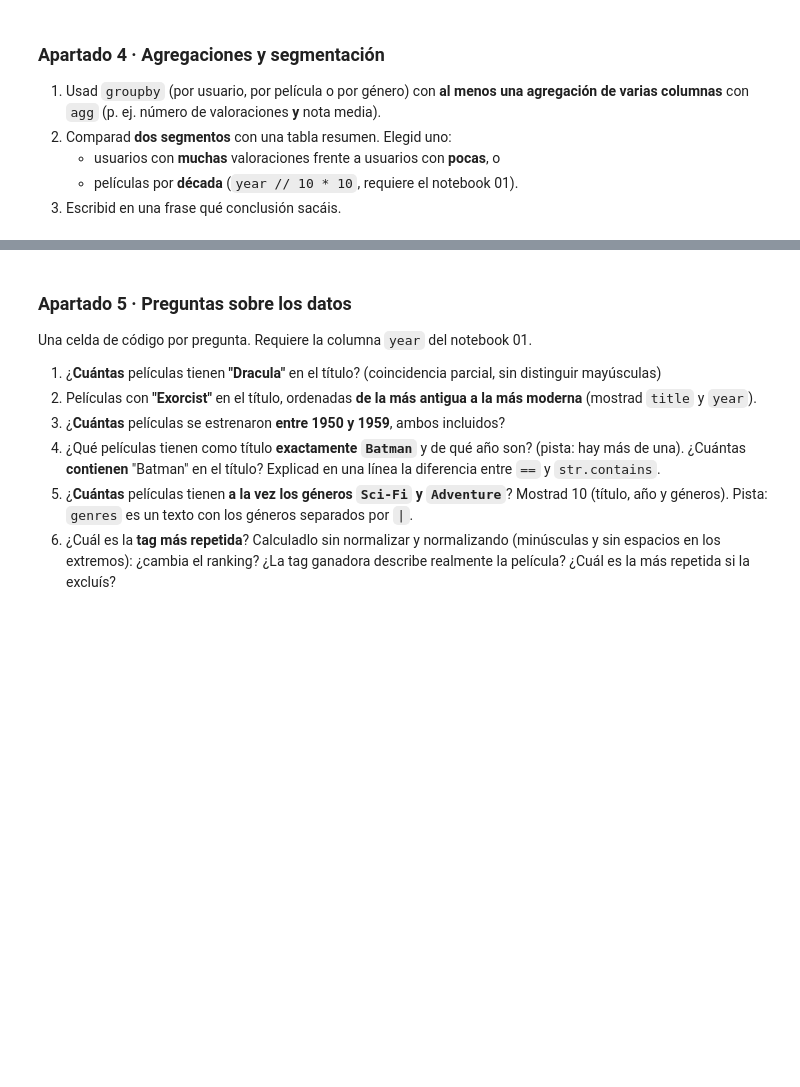
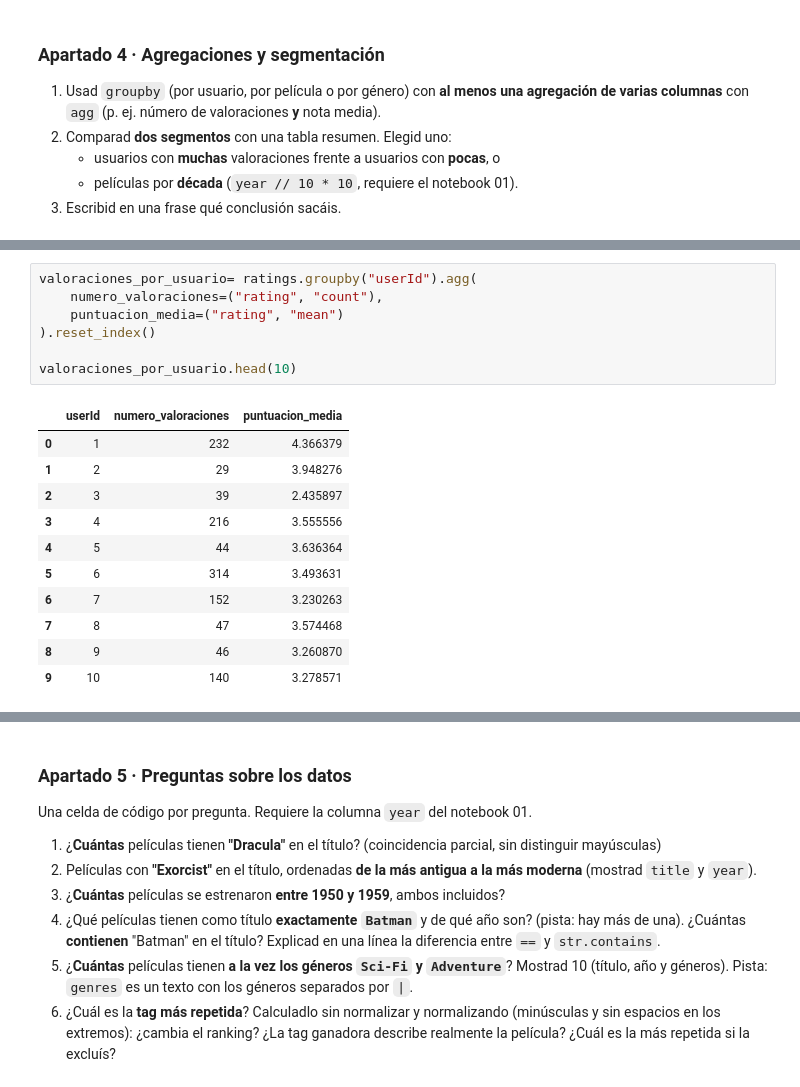
Before and after one commit to txabeRito/tc-catalogo-peliculas, a Jupyter notebook: 02_analisis.ipynb, the cells around one changed output, grey strips where cells are left out. Cells and saved outputs as stored; diff of their text form; blank space fills up the shorter version.

```diff
--- a/02_analisis.ipynb
+++ b/02_analisis.ipynb
@@ -61,0 +184,19 @@ print(movies.shape, ratings.shape, tags.shape)
+# %%
+valoraciones_por_usuario= ratings.groupby("userId").agg(
+    numero_valoraciones=("rating", "count"),
+    puntuacion_media=("rating", "mean")
+).reset_index()
+
+valoraciones_por_usuario.head(10)
+# %% [output]
+|  | userId | numero_valoraciones | puntuacion_media |
+| 0 | 1 | 232 | 4.366379 |
+| 1 | 2 | 29 | 3.948276 |
+| 2 | 3 | 39 | 2.435897 |
+| 3 | 4 | 216 | 3.555556 |
+| 4 | 5 | 44 | 3.636364 |
+| 5 | 6 | 314 | 3.493631 |
+| 6 | 7 | 152 | 3.230263 |
+| 7 | 8 | 47 | 3.574468 |
+| 8 | 9 | 46 | 3.260870 |
+| 9 | 10 | 140 | 3.278571 |
```
Also changed, not shown: parts of 11 cells of this notebook.
